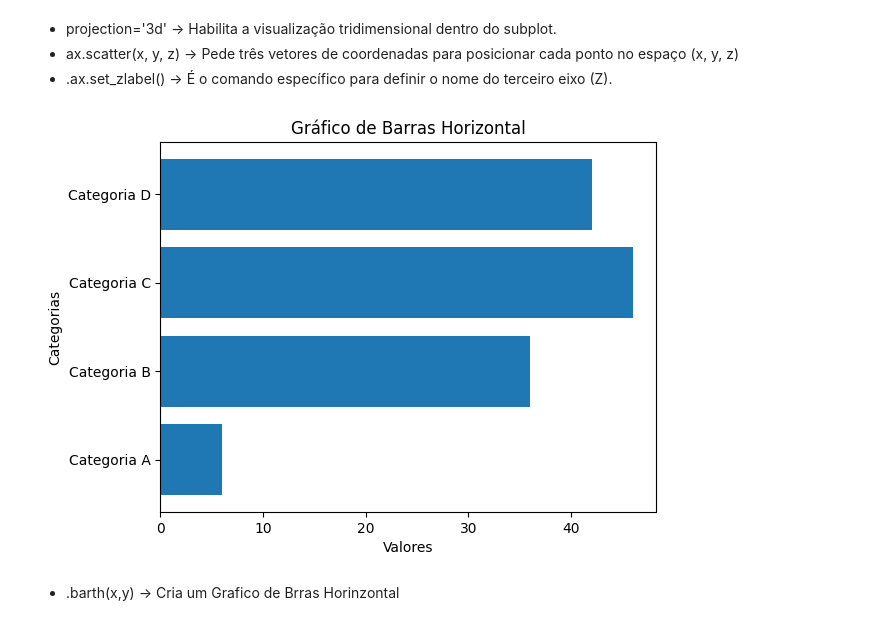
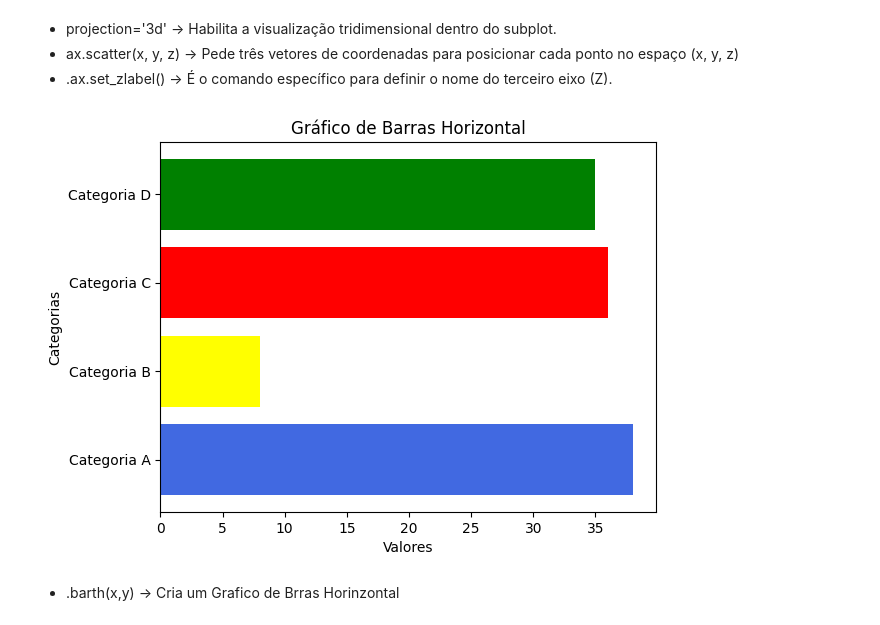
Before and after one commit to MarceloCoccaro12/Disciplina_de_Inteligencia_Artificial_UMC, a Jupyter notebook: Exercicios_NumPy_SciPy_Pandas_Matplotlib.ipynb, the cells around one changed output. Cells and saved outputs as stored; diff of their text form; code cells hidden in the pictures.

```diff
--- a/Exercicios_NumPy_SciPy_Pandas_Matplotlib.ipynb
+++ b/Exercicios_NumPy_SciPy_Pandas_Matplotlib.ipynb
@@ -1340,21 +1344,21 @@ plt.show()
 # %%
 # 14 - Crie um gráfico de barras horizontal para 4 categorias com valores gerados
 # aleatoriamente.
 
 import matplotlib.pyplot as plt
 import numpy as np
 
 categorias = ['Categoria A', 'Categoria B', 'Categoria C', 'Categoria D']
 valores = np.random.randint(1,50,4)
 
 # Criando Gráfico de barras Horizontal
-plt.barh(categorias, valores)
+plt.barh(categorias, valores, color=['royalblue', 'yellow', 'red', 'green'])
 plt.title('Gráfico de Barras Horizontal')
 plt.xlabel('Valores')
 plt.ylabel('Categorias')
 plt.show()
 # %% [output]
-[figure, old version]
+[figure, new version]
 # %% [markdown]
 * .barth(x,y) -> Cria um Grafico de Brras Horinzontal
 # %%
```
Also changed, not shown: parts of 4 cells of this notebook.
